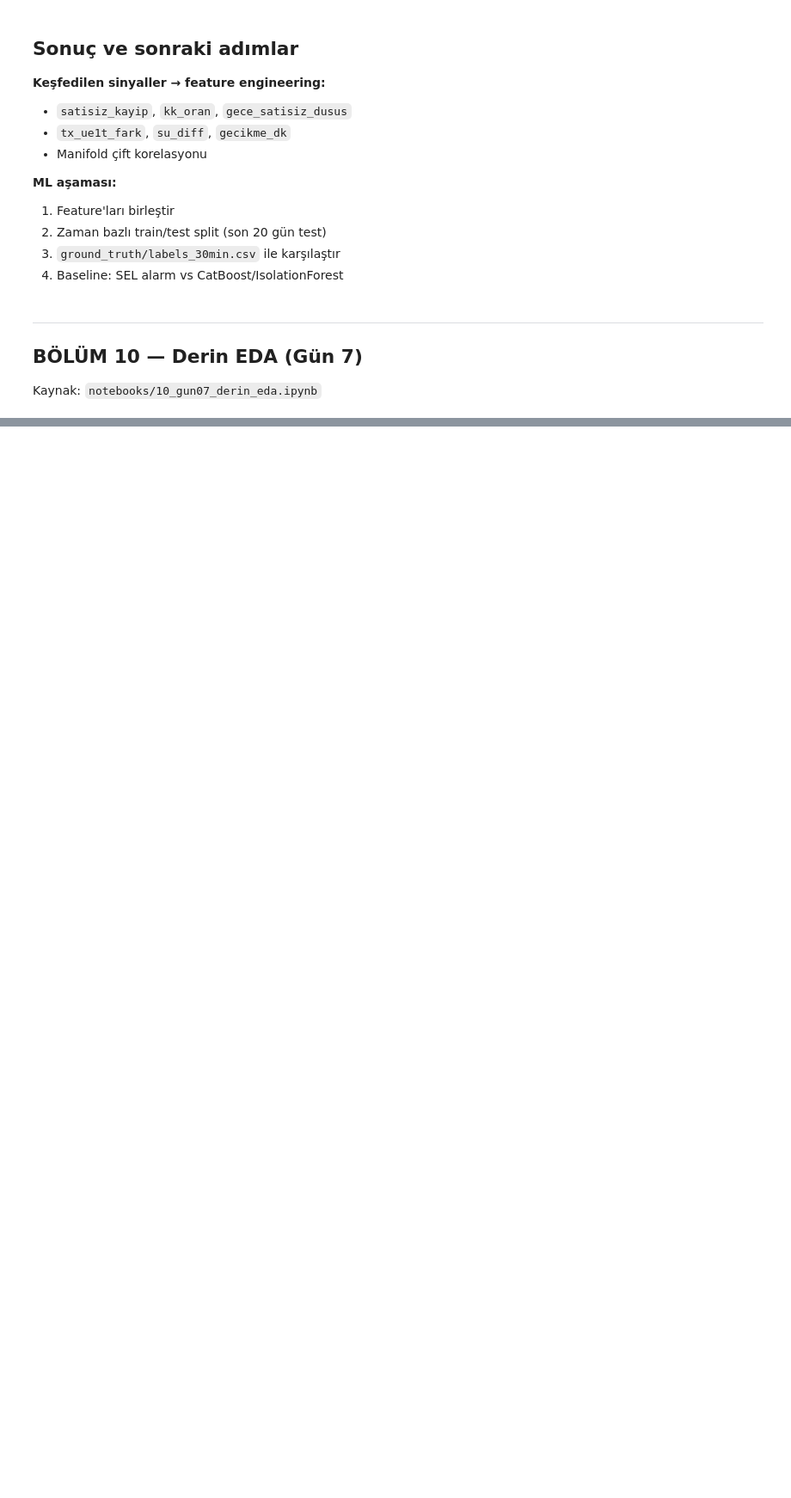
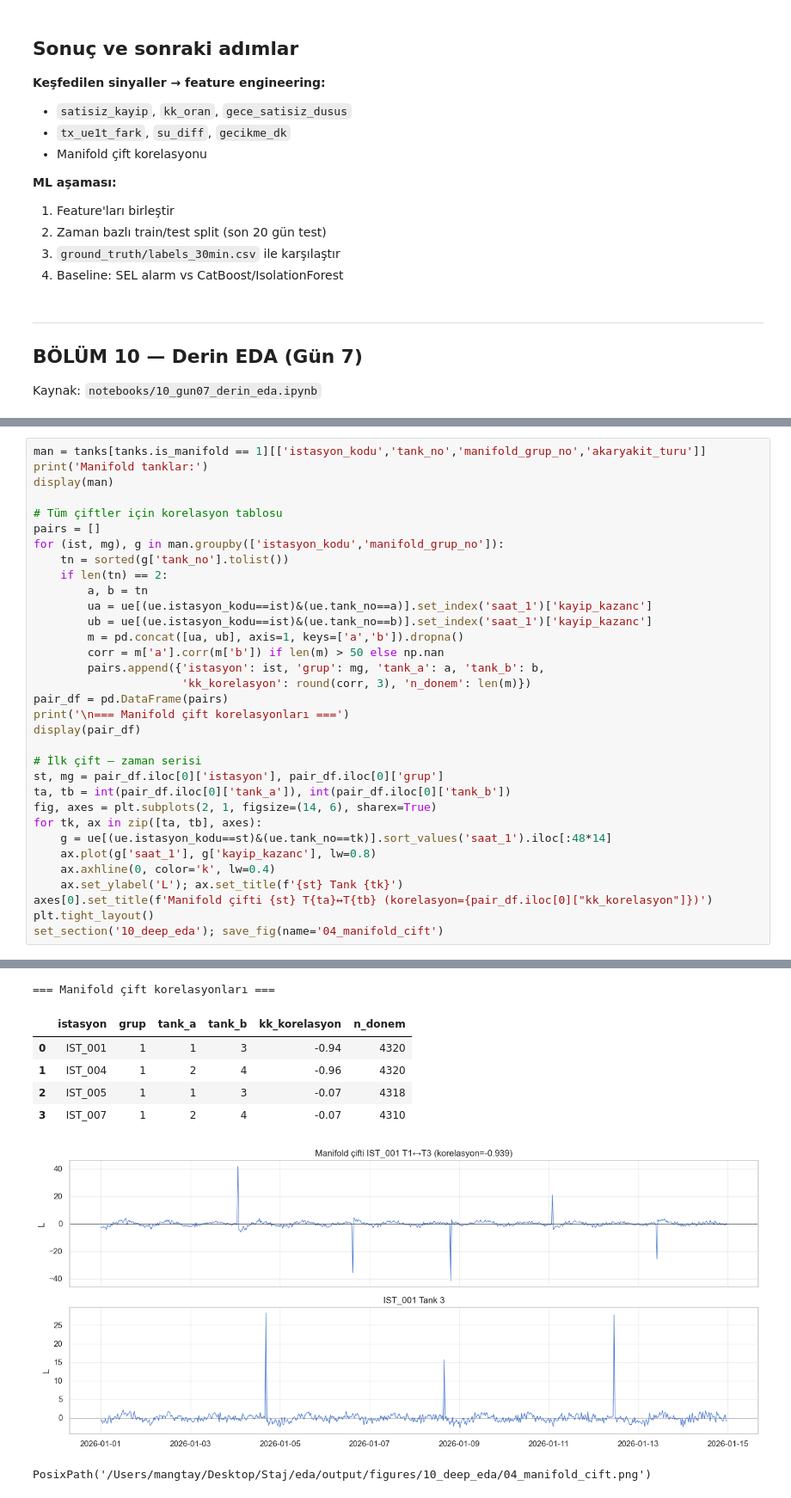
Before and after one commit to EdipMangtay/Turpak_Staj, a Jupyter notebook: eda/EDA_Master.ipynb, the cells around one changed output, grey strips where cells are left out. Shown at 86% size. Saved outputs shown, nothing was run; the diff lists cells and outputs as text; blank space fills up the shorter version.

```diff
--- a/eda/EDA_Master.ipynb
+++ b/eda/EDA_Master.ipynb
@@ -956,0 +1547,34 @@ print(inv.isna().sum()[inv.isna().sum()>0].to_string())
+# %%
+man = tanks[tanks.is_manifold == 1][['istasyon_kodu','tank_no','manifold_grup_no','akaryakit_turu']]
+print('Manifold tanklar:')
+display(man)
+
+# Tüm çiftler için korelasyon tablosu
+pairs = []
+for (ist, mg), g in man.groupby(['istasyon_kodu','manifold_grup_no']):
+    tn = sorted(g['tank_no'].tolist())
+    if len(tn) == 2:
+        a, b = tn
+        ua = ue[(ue.istasyon_kodu==ist)&(ue.tank_no==a)].set_index('saat_1')['kayip_kazanc']
+        ub = ue[(ue.istasyon_kodu==ist)&(ue.tank_no==b)].set_index('saat_1')['kayip_kazanc']
+        m = pd.concat([ua, ub], axis=1, keys=['a','b']).dropna()
+        corr = m['a'].corr(m['b']) if len(m) > 50 else np.nan
+        pairs.append({'istasyon': ist, 'grup': mg, 'tank_a': a, 'tank_b': b,
+                      'kk_korelasyon': round(corr, 3), 'n_donem': len(m)})
+pair_df = pd.DataFrame(pairs)
+print('\n=== Manifold çift korelasyonları ===')
+display(pair_df)
+
+# İlk çift — zaman serisi
+st, mg = pair_df.iloc[0]['istasyon'], pair_df.iloc[0]['grup']
+ta, tb = int(pair_df.iloc[0]['tank_a']), int(pair_df.iloc[0]['tank_b'])
+fig, axes = plt.subplots(2, 1, figsize=(14, 6), sharex=True)
+for tk, ax in zip([ta, tb], axes):
+    g = ue[(ue.istasyon_kodu==st)&(ue.tank_no==tk)].sort_values('saat_1').iloc[:48*14]
+    ax.plot(g['saat_1'], g['kayip_kazanc'], lw=0.8)
+    ax.axhline(0, color='k', lw=0.4)
+    ax.set_ylabel('L'); ax.set_title(f'{st} Tank {tk}')
+axes[0].set_title(f'Manifold çifti {st} T{ta}↔T{tb} (korelasyon={pair_df.iloc[0]["kk_korelasyon"]})')
+plt.tight_layout()
+set_section('10_deep_eda'); save_fig(name='04_manifold_cift')
+# %% [output]
@@ -956,0 +1591,8 @@ print(inv.isna().sum()[inv.isna().sum()>0].to_string())
+=== Manifold çift korelasyonları ===
+|  | istasyon | grup | tank_a | tank_b | kk_korelasyon | n_donem |
+| 0 | IST_001 | 1 | 1 | 3 | -0.94 | 4320 |
+| 1 | IST_004 | 1 | 2 | 4 | -0.96 | 4320 |
+| 2 | IST_005 | 1 | 1 | 3 | -0.07 | 4318 |
+| 3 | IST_007 | 1 | 2 | 4 | -0.07 | 4310 |
+[figure, added]
+PosixPath('/Users/mangtay/Desktop/Staj/eda/output/figures/10_deep_eda/04_manifold_cift.png')
```
Also changed, not shown: parts of 97 cells of this notebook, 58 other files.
